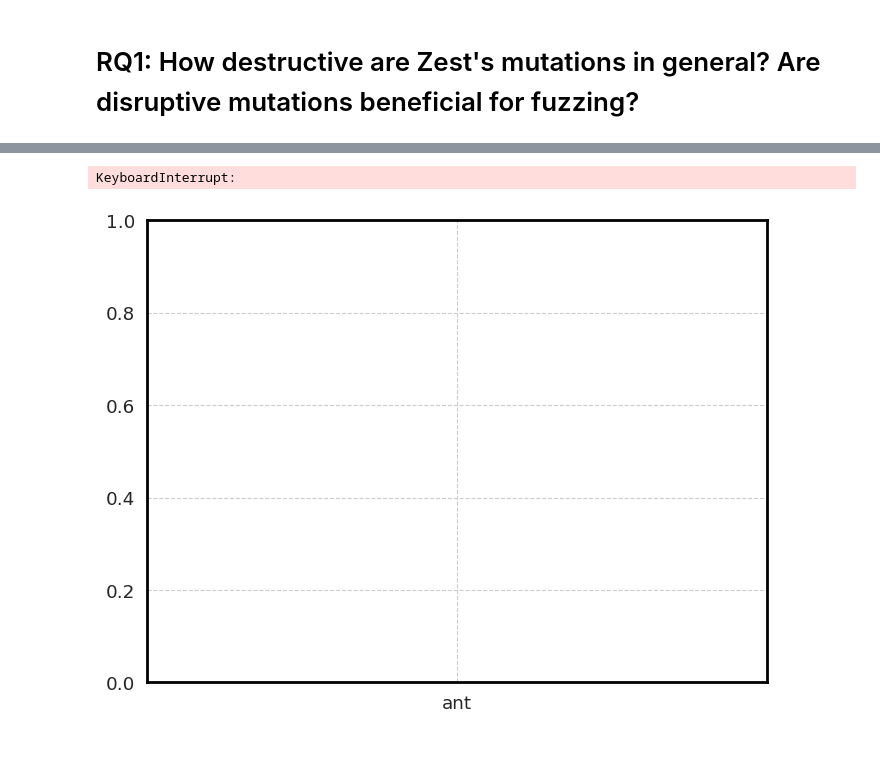
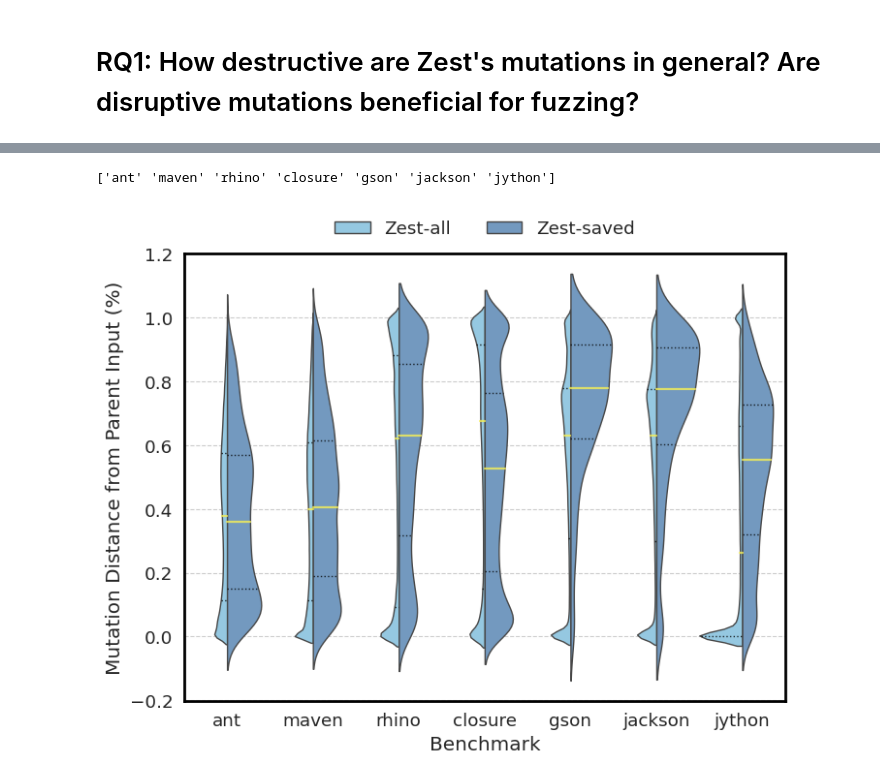
Before and after one commit to aoli-al/JQF-ei, a Jupyter notebook: scripts/experiments/ei/ei-ubc/data_exploration.ipynb, the cells around one changed output, grey strips where cells are left out. Saved outputs shown, nothing was run; the diff lists cells and outputs as text; code cells hidden in the pictures; blank space fills up the shorter version.

Commit message:
Update visualization

```diff
--- a/scripts/experiments/ei/ei-ubc/data_exploration.ipynb
+++ b/scripts/experiments/ei/ei-ubc/data_exploration.ipynb
@@ -16,9 +65,4 @@ from statistical_test import *
 # %%
-def violin_plot_for_mutation_distance(df, experiment_name, fig_name, split=True, inner='quart'):
-    tmp_ax = sns.violinplot(x='benchmark_name', y='mutation', hue='algorithm', data=df, split=split, linewidth=1.5, inner=inner)
-    sns.move_legend(tmp_ax, "lower center", bbox_to_anchor=(.5, 1), ncol=3, title=None, frameon=False)
-    plt.savefig('./figs/{}_{}.png'.format(experiment_name, fig_name), dpi=300)
-
 def box_plot_for_mutation_distance(df, experiment_name, fig_name):
     tmp_ax = sns.boxplot(data=df, x='benchmark_name', y='mutation', hue='algorithm')
     sns.move_legend(tmp_ax, "lower center", bbox_to_anchor=(.5, 1), ncol=3, title=None, frameon=False)
@@ -78,0 +117,4 @@ array(['zest-testWithGenerator', 'zest-testWithGenerator-saved_only',
+# %%
+new_label_names = {'zest-testWithGenerator': 'Zest-all', 'zest-testWithGenerator-saved_only': 'Zest-saved', 'ei-no-havoc-testWithGenerator': 'EI-all', 'ei-no-havoc-testWithGenerator-saved_only': 'EI-saved'}
+mutation_df['algorithm'] = mutation_df['algorithm'].map(new_label_names)
+print(mutation_df['algorithm'].unique())
@@ -79,5 +123,4 @@ array(['zest-testWithGenerator', 'zest-testWithGenerator-saved_only',
 # %%
-zest_df = mutation_df[mutation_df['algorithm'].str.contains('zest')]
-ei_df = mutation_df[~mutation_df.index.isin(zest_df.index)]
-saved_only_df = mutation_df[mutation_df['algorithm'].str.contains('saved_only')]
-all_input_df = mutation_df[~mutation_df.index.isin(saved_only_df.index)]
+zest_df = mutation_df[mutation_df['algorithm'].str.contains('Zest')]
+#ei_df = mutation_df[~mutation_df.index.isin(zest_df.index)]
+all_input_df = mutation_df[mutation_df['algorithm'].str.contains('all')]
@@ -97,5 +127,10 @@ violin_plot_for_mutation_distance(saved_only_df, experiment_name, 'saved_input_v
-# %%
-violin_plot_for_mutation_distance(all_input_df, experiment_name, 'all_input_violin_plot', split=True, inner='quart')
-# %% [output]
-KeyboardInterrupt:
-[figure, removed]
+# %%
+all_input_df = all_input_df.drop(all_input_df[all_input_df.benchmark_name == 'chocopy'].index)
+print(all_input_df.benchmark_name.unique())
+# %% [output]
+['ant' 'maven' 'rhino' 'closure' 'gson' 'jackson' 'jython']
+# %%
+# zest all inputs vs. zest saved inputs
+violin_plot_for_mutation_distance(zest_df, experiment_name, 'rq1_zest_all_vs_saved', width=1.0)
+# %% [output]
+[figure, added]
```
Also changed, not shown: parts of 16 cells of this notebook, 10 other files.
